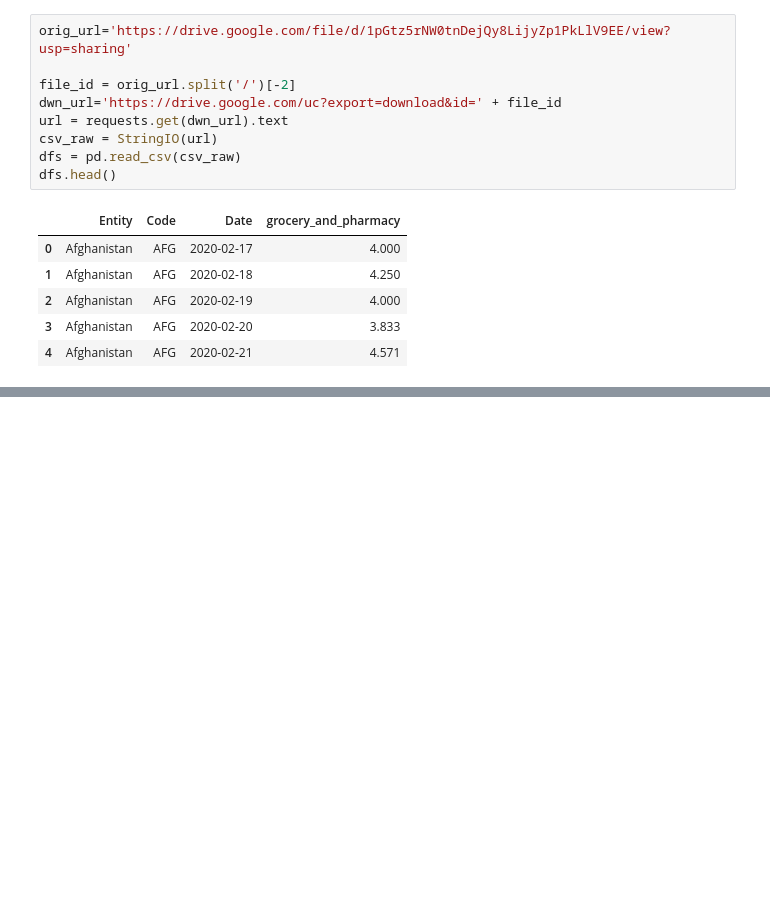
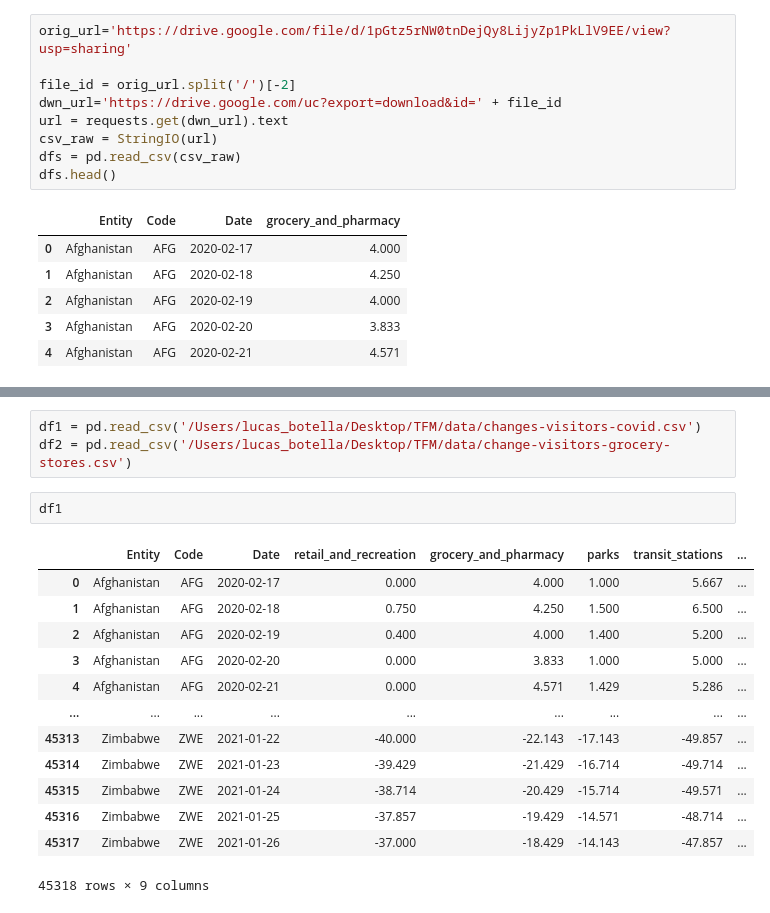
Before and after one commit to lucasbotellaroca/Covid-19_Reproduction_Rate_Estimator, a Jupyter notebook: data-cleaning.ipynb, the cells around one changed output, grey strips where cells are left out. Drawn from its saved outputs; the diff is of its cells as text; blank space fills up the shorter version.

```diff
--- a/data-cleaning.ipynb
+++ b/data-cleaning.ipynb
@@ -29,0 +53,19 @@ Your browser has been opened to visit:
+# %%
+df1 = pd.read_csv('/Users/lucas_botella/Desktop/TFM/data/changes-visitors-covid.csv')
+df2 = pd.read_csv('/Users/lucas_botella/Desktop/TFM/data/change-visitors-grocery-stores.csv')
+# %%
+df1
+# %% [output]
+|  | Entity | Code | Date | retail_and_recreation | grocery_and_pharmacy | parks | transit_stations | ... |
+| 0 | Afghanistan | AFG | 2020-02-17 | 0.000 | 4.000 | 1.000 | 5.667 | ... |
+| 1 | Afghanistan | AFG | 2020-02-18 | 0.750 | 4.250 | 1.500 | 6.500 | ... |
+| 2 | Afghanistan | AFG | 2020-02-19 | 0.400 | 4.000 | 1.400 | 5.200 | ... |
+| 3 | Afghanistan | AFG | 2020-02-20 | 0.000 | 3.833 | 1.000 | 5.000 | ... |
+| 4 | Afghanistan | AFG | 2020-02-21 | 0.000 | 4.571 | 1.429 | 5.286 | ... |
+| ... | ... | ... | ... | ... | ... | ... | ... | ... |
+| 45313 | Zimbabwe | ZWE | 2021-01-22 | -40.000 | -22.143 | -17.143 | -49.857 | ... |
+| 45314 | Zimbabwe | ZWE | 2021-01-23 | -39.429 | -21.429 | -16.714 | -49.714 | ... |
+| 45315 | Zimbabwe | ZWE | 2021-01-24 | -38.714 | -20.429 | -15.714 | -49.571 | ... |
+| 45316 | Zimbabwe | ZWE | 2021-01-25 | -37.857 | -19.429 | -14.571 | -48.714 | ... |
+| 45317 | Zimbabwe | ZWE | 2021-01-26 | -37.000 | -18.429 | -14.143 | -47.857 | ... |
+45318 rows × 9 columns
```
Also changed, not shown: parts of 8 cells of this notebook.
